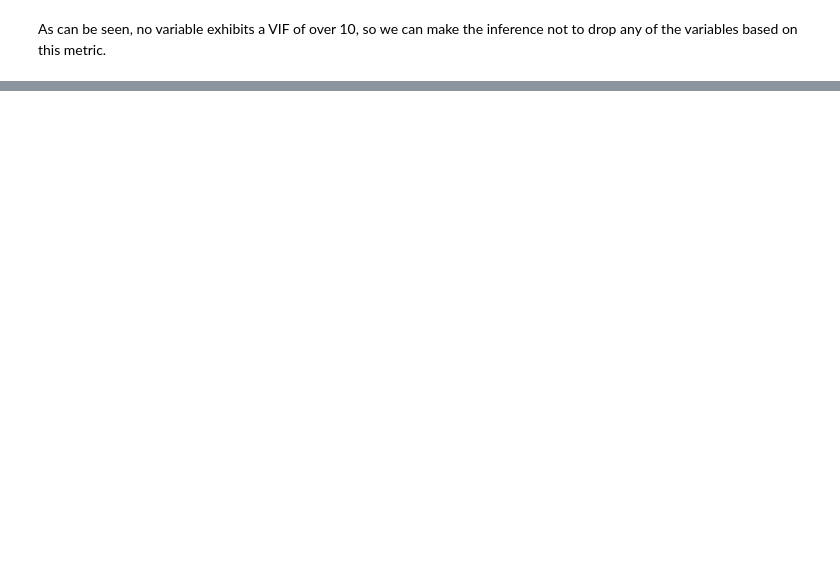
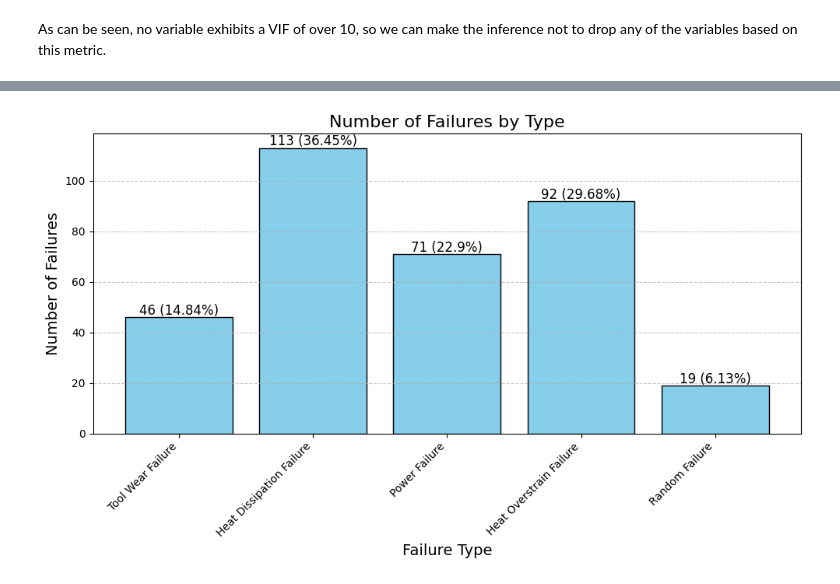
Before and after one commit to JoeWilson24/exploratory-data-analysis---the-manufacturing-process266, a Jupyter notebook: EDA.ipynb, the cells around one changed output, grey strips where cells are left out. Saved outputs shown, nothing was run; the diff lists cells and outputs as text; code cells hidden in the pictures; blank space fills up the shorter version.

```diff
--- a/EDA.ipynb
+++ b/EDA.ipynb
@@ -320,0 +417,13 @@ As can be seen, no variable exhibits a VIF of over 10, so we can make the infere
+# %%
+total_failures = int(plotter.count_true_values(df_boxcox_undo))
+
+print(f'The total number of failures is: {total_failures}')
+
+low_failures = int(plotter.count_true_values(df_low))
+print(f'The number of failures for low quality products is: {low_failures}')
+
+medium_failures = int(plotter.count_true_values(df_medium))
+print(f'The number of medium failures for medium quality products is: {medium_failures}')
+
+high_failures = int(plotter.count_true_values(df_high))
+print(f'The number of high failures for high quality products is: {high_failures}')
@@ -320,0 +472,25 @@ As can be seen, no variable exhibits a VIF of over 10, so we can make the infere
+# %%
+df_twf = df_boxcox_undo[(df_boxcox_undo['TWF'] == True)] ##Filtering the whole dataframe by failure type
+
+df_hdf = df_boxcox_undo[(df_boxcox_undo['HDF'] == True)]
+
+df_pwf = df_boxcox_undo[(df_boxcox_undo['PWF'] == True)]
+
+df_osf = df_boxcox_undo[(df_boxcox_undo['OSF'] == True)]
+
+df_rnf = df_boxcox_undo[(df_boxcox_undo['RNF'] == True)]
+
+print(f'The number of failures due to tool wear = {df_twf.shape[0]}') ##Using the shape function to determine the length of the dataframe
+print(f'As a percentage: {round(df_twf.shape[0]/ total_failures * 100,2) }%') ##Calculating the percentage of total failures, rounding to 2 dp
+
+print(f'\nThe number of failures due to heat dissapation failure = {df_hdf.shape[0]}%')
+print(f'As a percentage: {round(df_hdf.shape[0]/ total_failures * 100,2) }%')
+
+print(f'\nThe number of failures due to power failure = {df_pwf.shape[0]}')
+print(f'As a percentage: {round(df_pwf.shape[0]/ total_failures * 100,2) }%')
+
+print(f'\nThe number of failures due to heat overstrain failure = {df_osf.shape[0]}')
+print(f'As a percentage: {round(df_osf.shape[0]/ total_failures * 100,2) }%')
+
+print(f'\nThe number of failures due to random failure = {df_rnf.shape[0]}')
+print(f'As a percentage: {round(df_rnf.shape[0]/ total_failures * 100,2) }%')
@@ -320,0 +512,6 @@ As can be seen, no variable exhibits a VIF of over 10, so we can make the infere
+# %%
+from plotterclass import plot_failure_histogram
+
+plot_failure_histogram(df_twf, df_hdf, df_pwf, df_osf, df_rnf, total_failures)
+# %% [output]
+[figure, added]
```
Also changed, not shown: parts of 36 cells of this notebook, 5 other files.
